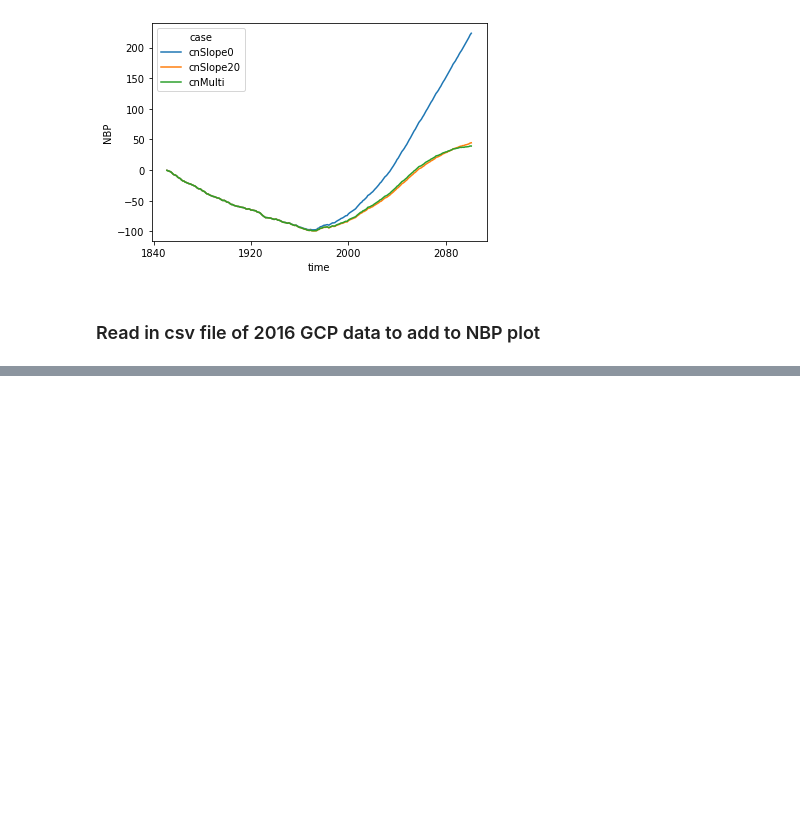
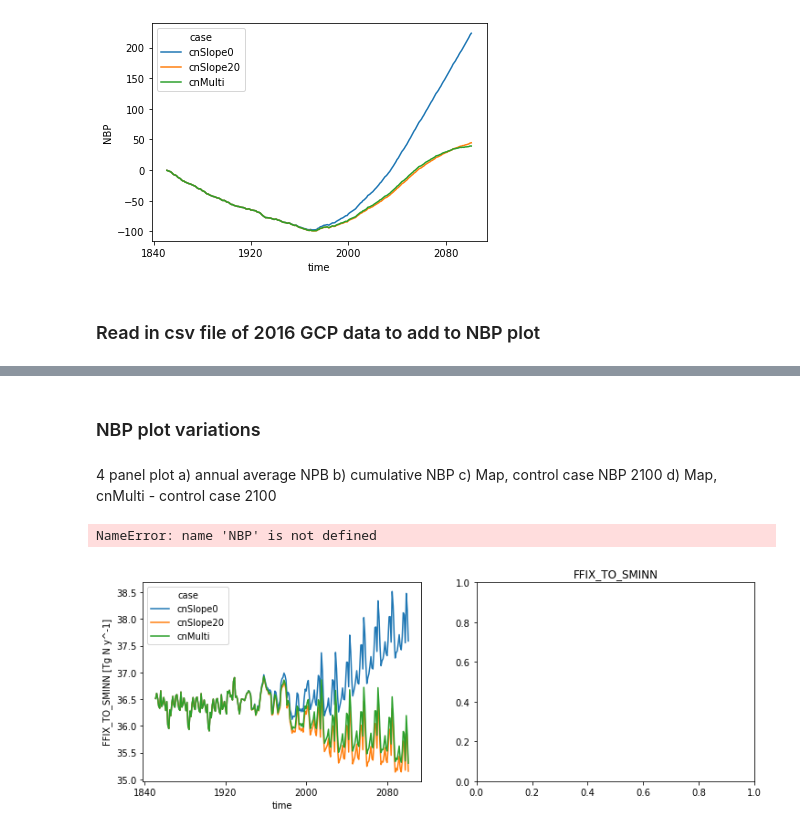
Before and after one commit to emhauser/Foliar-Stoichiometry_CO2, a Jupyter notebook: FoliarCN.ipynb, the cells around one changed output, grey strips where cells are left out. Drawn from its saved outputs; the diff is of its cells as text; code cells hidden in the pictures; blank space fills up the shorter version.

```diff
--- a/FoliarCN.ipynb
+++ b/FoliarCN.ipynb
@@ -502,0 +489,41 @@ plt.legend();
+# %% [markdown]
+### NBP plot variations
+# %% [markdown]
+4 panel plot
+    a) annual average NPB
+    b) cumulative NBP
+    c) Map, control case NBP 2100
+    d) Map, cnMulti - control case 2100
+# %%
+##Plot N vars
+
+## Ecosystem feedback plots
+# Include NPP, Nmin, Nfix, LITTERCN
+EcoVars = ['FFIX_TO_SMINN', 'NFIX', 'NET_NMIN']
+minVal = 0
+#EcoVars[i] = dsAnn.GPP.where(dsAnn.GPP.min('time') > minGPP)
+
+for i in range(4):
+    fig, ax = plt.subplots(1, 2, figsize=(12,4))
+    ann_glob.get(EcoVars[i]).plot(hue='case', ax = ax[0]);
+    plt.title(EcoVars[i]);
+
+    ##Compare last 10 y of slope 0 case and CN multi
+    z = dsAnn.isel(case=0,time=slice(-1,None)).mean('time')[NBP]# Climatology for last 10 years of data
+    z20 = dsAnn.isel(case=2,time=slice(-1,None)).mean('time')[EcoVars[i]]
+    zdiff = z20 - z
+    zdiff = utils.cyclic_dataarray(zdiff)
+    lat = zdiff.coords['lat']
+    lon = zdiff.coords['lon']
+    ##Metadata needs added here for plots.
+    zdiff.attrs = ann_glob.get(EcoVars[i]).attrs
+    if EcoVars[i] == 'NFIX':
+        zdiff.plot(robust = True, ax = ax[1], cmap = 'Blues_r') ;
+    if EcoVars[i] == 'FFIX_TO_SMINN':
+        zdiff.plot(robust = True, ax = ax[1])#, cmap = 'Blues_r') ;
+    if EcoVars[i] == 'NET_NMIN':
+        zdiff.plot(robust = True, ax = ax[1])#, cmap = 'Blues_r') ;
+    plt.title(EcoVars[i]);
+# %% [output]
+NameError: name 'NBP' is not defined
+[figure, added]
```
Also changed, not shown: parts of 16 cells of this notebook.
